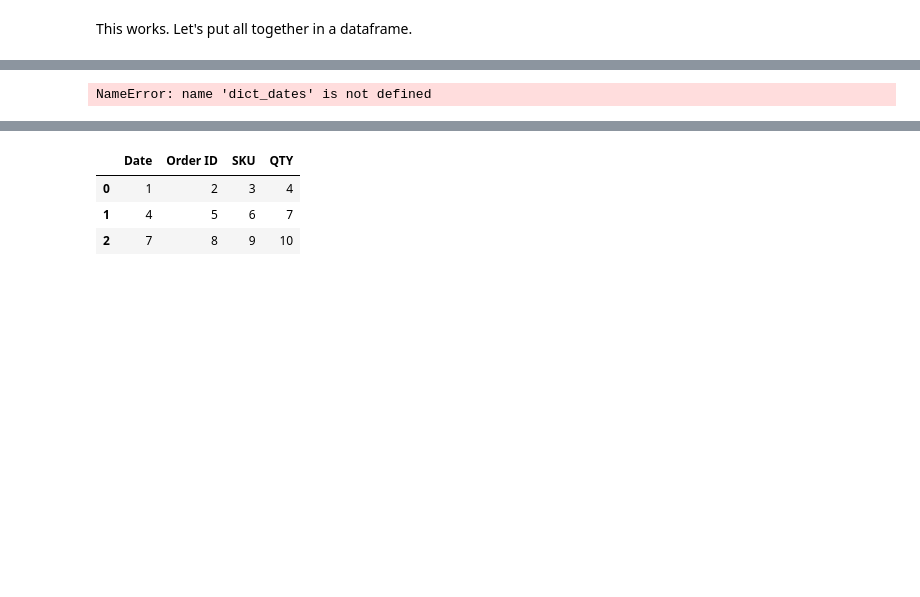
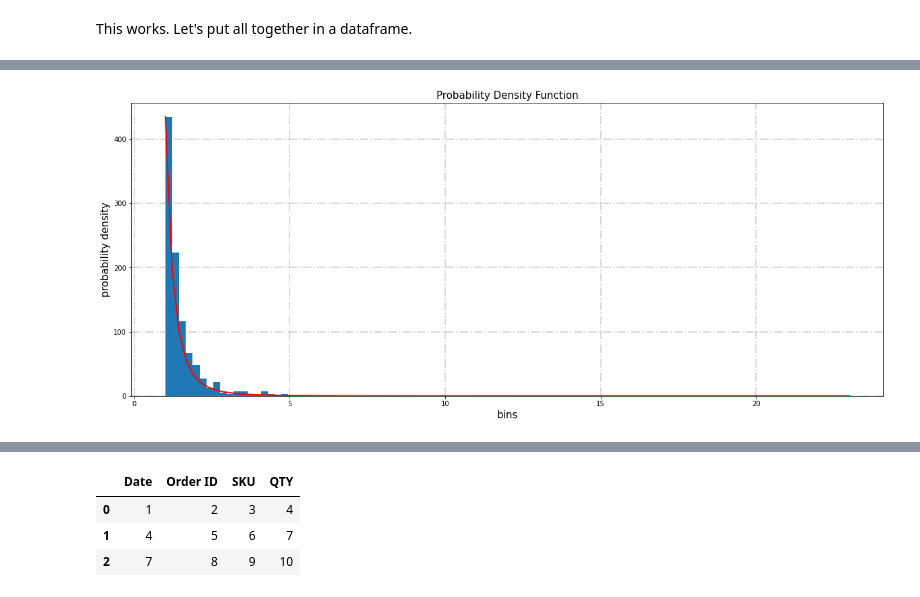
Before and after one commit to LarsTinnefeld/random-operations-generator, a Jupyter notebook: random_generators.ipynb, the cells around one changed output, grey strips where cells are left out. Drawn from its saved outputs; the diff is of its cells as text; code cells hidden in the pictures; blank space fills up the shorter version.

```diff
--- a/random_generators.ipynb
+++ b/random_generators.ipynb
@@ -338,3 +339,18 @@ plt.plot(array_pareto)
+# %%
+x_m, alpha = 1, 3
+#drawing samples from distribution
+samples = (np.random.pareto(alpha, 1000) + 1) * x_m
+count, bins, _ = plt.hist(samples, 100)
+fit = alpha * x_m ** alpha / bins ** (alpha + 1)
+plt.plot(bins, max(count) * fit/max(fit), linewidth=2, color='r')
+plt.xlabel('bins', fontsize=15)
+plt.ylabel('probability density', fontsize=15)
+plt.title('Probability Density Function', fontsize=15)
+plt.grid(b=True, color='grey', alpha=0.3, linestyle='-.', linewidth=2)
+plt.rcParams['figure.figsize'] = [20, 8]
+plt.show();
+# %% [output]
+[figure, added]
 # %%
 def order_generator(num_days, avg_orders_per_day, avg_lines_order, order_std, min_order_size):
 
@@ -360,10 +376,8 @@ def order_generator(num_days, avg_orders_per_day, avg_lines_order, order_std, mi
 
     return pd.DataFrame.from_dict(dict_dates).transpose().rename(columns={0: 'Orders per day'})
 # %%
-df_test_orders = order_generator(14, 100, 25, 5, 3)
-df_test_orders
+#df_test_orders = order_generator(14, 100, 25, 5, 3)
+#df_test_orders
-# %% [output]
-NameError: name 'dict_dates' is not defined
 # %%
 df_test_orders['Orders per day'].sum()*10
 # %% [output]
```
Also changed, not shown: parts of 15 cells of this notebook.
